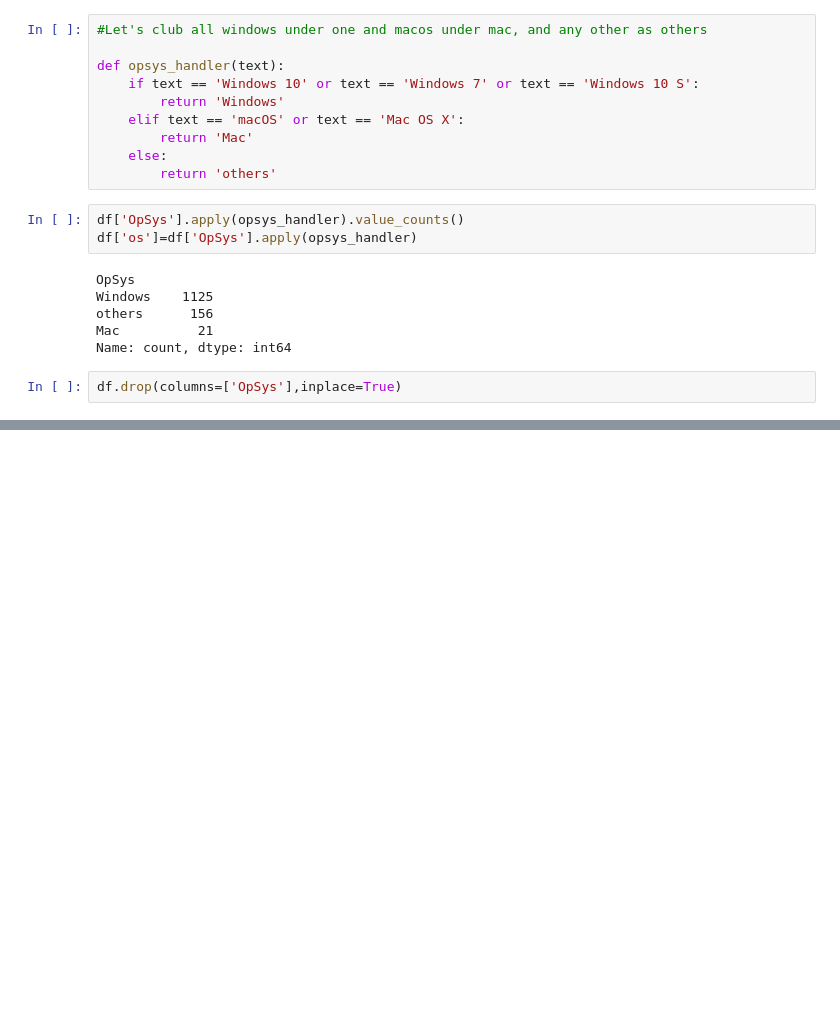
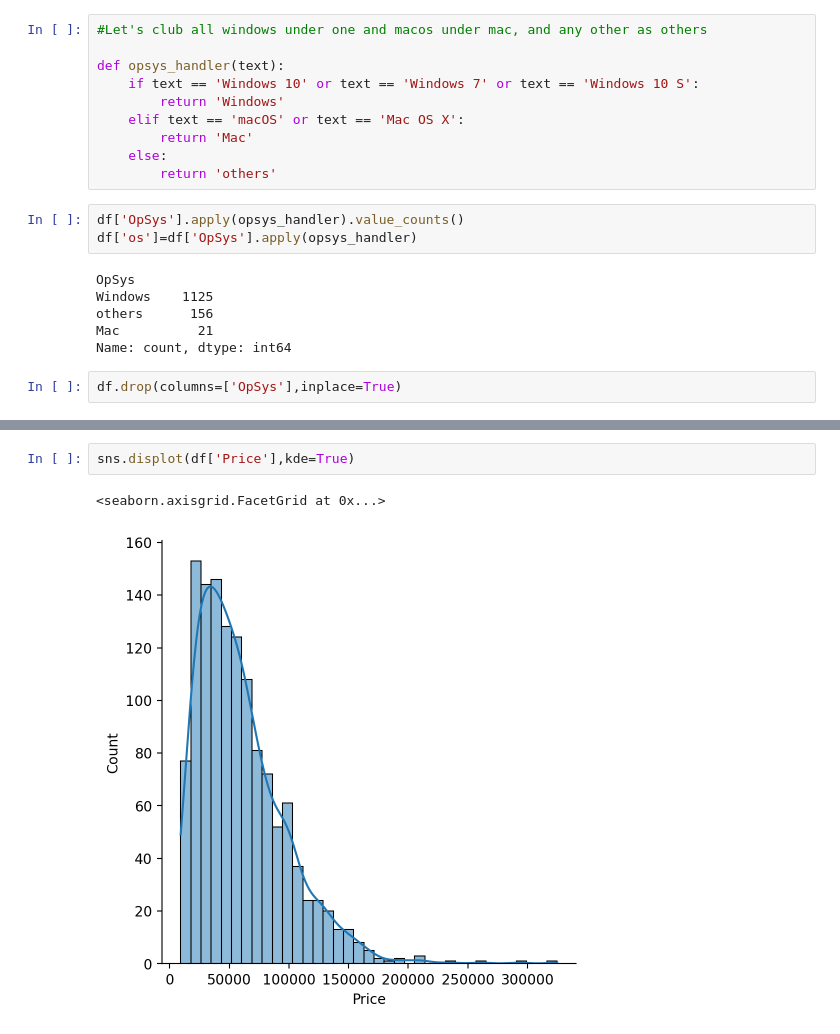
Before and after one commit to gvsreekar/Laptop-price-prediction, a Jupyter notebook: notebooks/model.ipynb, the cells around one changed output, grey strips where cells are left out. Cells and saved outputs as stored; diff of their text form; blank space fills up the shorter version.

```diff
--- a/notebooks/model.ipynb
+++ b/notebooks/model.ipynb
@@ -706,0 +717,5 @@ df.drop(columns=['OpSys'],inplace=True)
+# %%
+sns.displot(df['Price'],kde=True)
+# %% [output]
+<seaborn.axisgrid.FacetGrid at 0x...>
+[figure, added]
```
Also changed, not shown: parts of 7 cells of this notebook.
